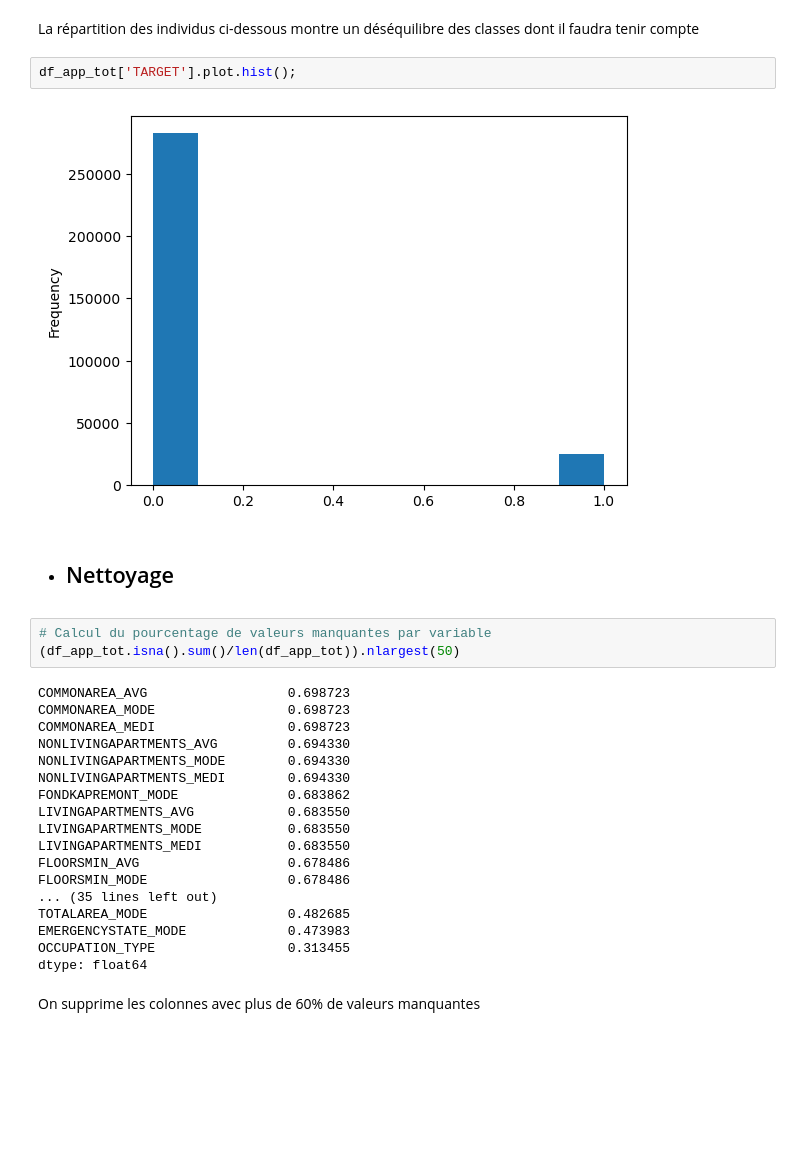
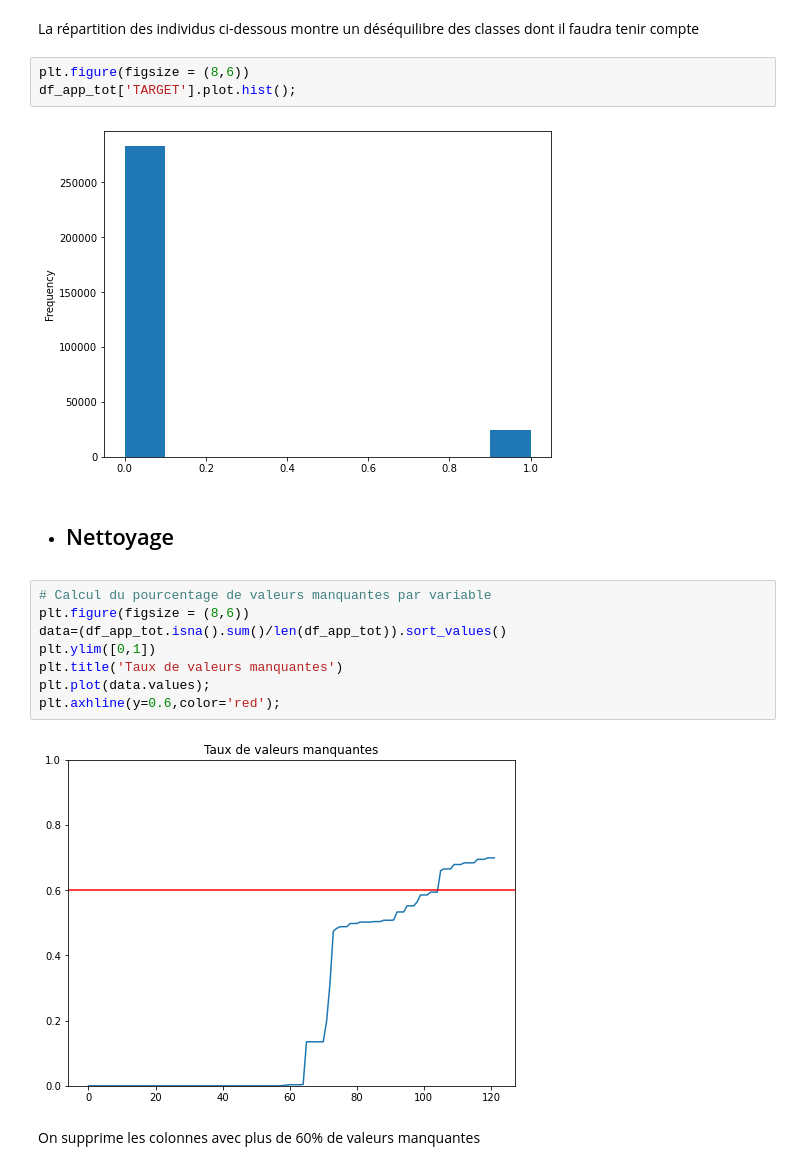
Before and after one commit to StevPav/OCR_Data_Scientist_P7, a Jupyter notebook: P7_01_notebook.ipynb, the cells around one changed output. Saved outputs shown, nothing was run; the diff lists cells and outputs as text; blank space fills up the shorter version.

```diff
--- a/P7_01_notebook.ipynb
+++ b/P7_01_notebook.ipynb
@@ -42,32 +42,22 @@ df_app_tot.duplicated(subset='SK_ID_CURR').sum()
 # %% [markdown]
 La répartition des individus ci-dessous montre un déséquilibre des classes dont il faudra tenir compte
 # %%
+plt.figure(figsize = (8,6))
 df_app_tot['TARGET'].plot.hist();
 # %% [output]
-[figure, old version]
+[figure, new version]
 # %% [markdown]
 - ## Nettoyage
 # %%
 # Calcul du pourcentage de valeurs manquantes par variable
-(df_app_tot.isna().sum()/len(df_app_tot)).nlargest(50)
+plt.figure(figsize = (8,6))
+data=(df_app_tot.isna().sum()/len(df_app_tot)).sort_values()
+plt.ylim([0,1])
+plt.title('Taux de valeurs manquantes')
+plt.plot(data.values);
+plt.axhline(y=0.6,color='red');
 # %% [output]
-COMMONAREA_AVG                  0.698723
-COMMONAREA_MODE                 0.698723
-COMMONAREA_MEDI                 0.698723
-NONLIVINGAPARTMENTS_AVG         0.694330
-NONLIVINGAPARTMENTS_MODE        0.694330
-NONLIVINGAPARTMENTS_MEDI        0.694330
-FONDKAPREMONT_MODE              0.683862
-LIVINGAPARTMENTS_AVG            0.683550
-LIVINGAPARTMENTS_MODE           0.683550
-LIVINGAPARTMENTS_MEDI           0.683550
-FLOORSMIN_AVG                   0.678486
-FLOORSMIN_MODE                  0.678486
-... (35 lines left out)
-TOTALAREA_MODE                  0.482685
-EMERGENCYSTATE_MODE             0.473983
-OCCUPATION_TYPE                 0.313455
-dtype: float64
+[figure, added]
 # %% [markdown]
 On supprime les colonnes avec plus de 60% de valeurs manquantes
 # %%
```
Also changed, not shown: parts of 77 cells of this notebook.
